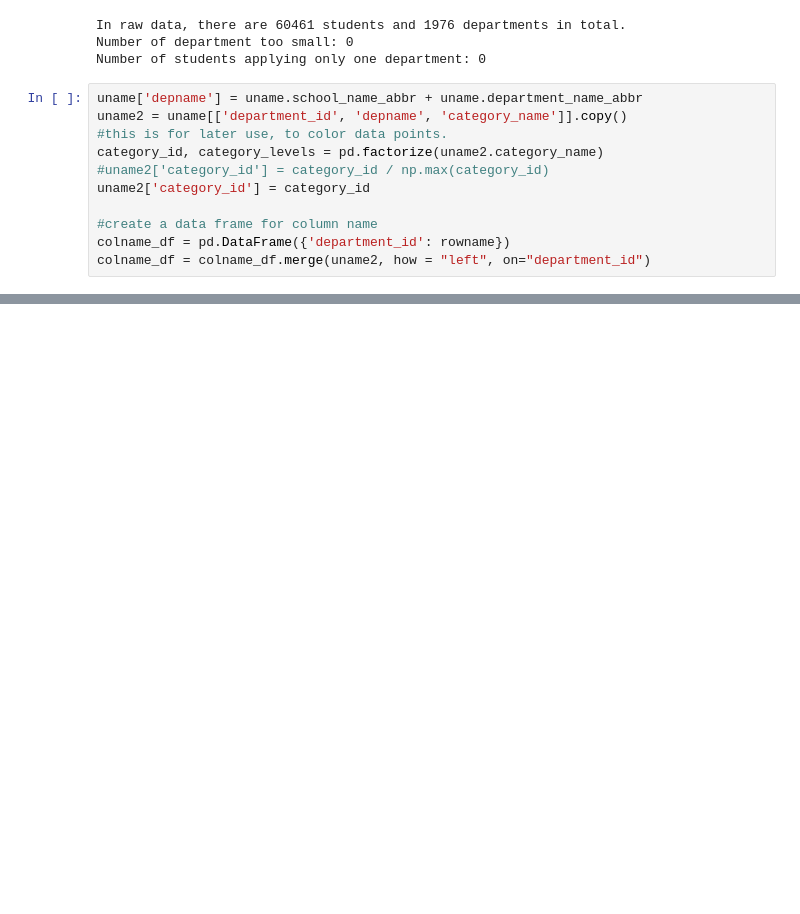
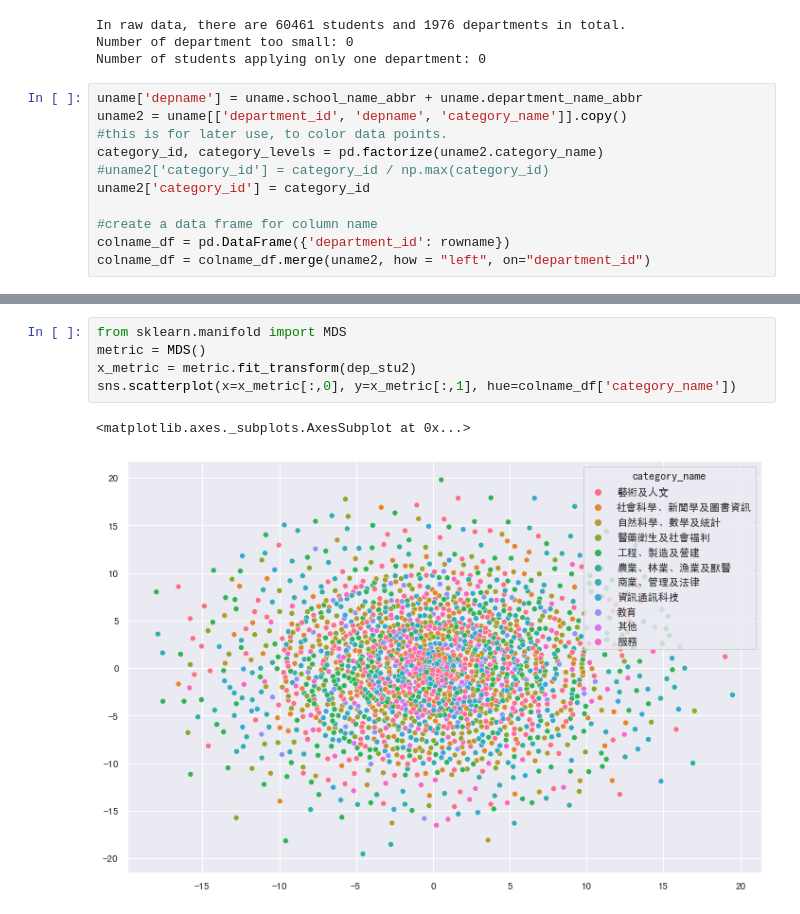
Before and after one commit to kevin-0211/Statistical-Learning, a Jupyter notebook: hw3/B07902034_Hw3.ipynb, the cells around one changed output, grey strips where cells are left out. Saved outputs shown, nothing was run; the diff lists cells and outputs as text; blank space fills up the shorter version.

```diff
--- a/hw3/B07902034_Hw3.ipynb
+++ b/hw3/B07902034_Hw3.ipynb
@@ -457,0 +436,8 @@ g.fig.set_size_inches(15,15)
+# %%
+from sklearn.manifold import MDS
+metric = MDS()
+x_metric = metric.fit_transform(dep_stu2)
+sns.scatterplot(x=x_metric[:,0], y=x_metric[:,1], hue=colname_df['category_name'])
+# %% [output]
+<matplotlib.axes._subplots.AxesSubplot at 0x...>
+[figure, added]
```
Also changed, not shown: parts of 10 cells of this notebook.
